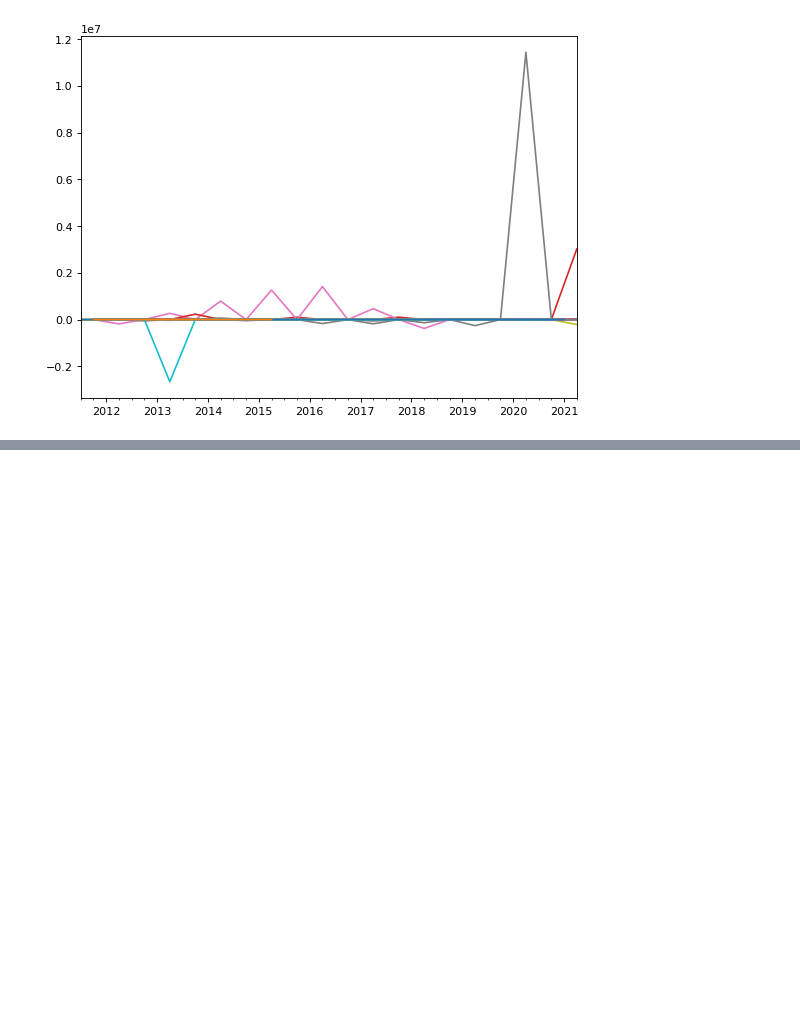
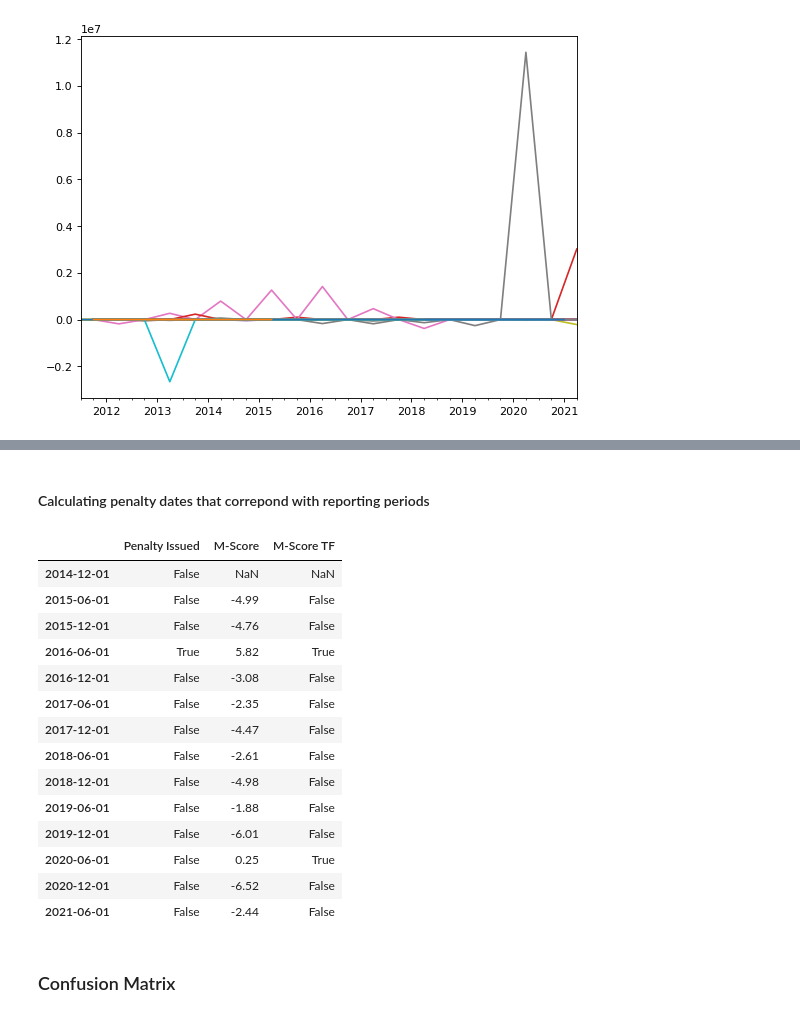
Before and after one commit to someonealive0/deepaudit, a Jupyter notebook: COMP3850.ipynb, the cells around one changed output, grey strips where cells are left out. Cells and saved outputs as stored; diff of their text form; code cells hidden in the pictures; blank space fills up the shorter version.

Commit message:
Added penalty notice data and confusion matrix

```diff
--- a/COMP3850.ipynb
+++ b/COMP3850.ipynb
@@ -557,7 +557,7 @@ def calc_mscore(company):
     # Return the M-score for each period
     return pd.Series(res)
 # %%
-# Same as calc_mscore, except returns 1 where the period is identified as anomalous or 0 where no anomaly is detected
+# Same as calc_mscore, except returns True where the period is identified as anomalous or False where no anomaly is detected
 def calc_mscore_TF(company):
     res = {}
     dsri = calc_DSRI(company).replace([np.inf, -np.inf], np.nan).fillna(0)
@@ -580,7 +580,7 @@ def calc_mscore_TF(company):
         mscore = -4.84 + 0.92*dsri.iloc[row] + 0.528*gmi.iloc[row] + 0.404*aqi.iloc[row] + 0.892*sgi.iloc[row] + 0.115*depi.iloc[row] -0.172*sgai.iloc[row] + 4.679*tata.iloc[row] -0.327*lvgi.iloc[row]
 
         # Determine if mscore breaches threshold of -1.78, if so then record as True, otherwise False
-        res[lvgi.index[row]] = 1 if (mscore > -1.78) else 0
+        res[lvgi.index[row]] = True if (mscore > -1.78) else False
 
     return pd.Series(res)
 # %% [markdown]
@@ -639,13 +639,10 @@ with warnings.catch_warnings(record=True):
 # %%
 import warnings
 
-res = {}
+mscores = {}
 
 with warnings.catch_warnings(record=True):
     for company in workbooks_combined:
         mscore = calc_mscore(workbooks_combined[company])
-        res[company] = [min(mscore), max(mscore)]
-
-mscores = pd.DataFrame(res).transpose()
-mscores.columns=['min', 'max']
-mscores
+        mscore_TF = calc_mscore_TF(workbooks_combined[company])
+        mscores[company] = {'Value': mscore, 'TF': mscore_TF}
@@ -669,0 +653,4 @@ mscores
+# %%
+penalty_notices = pd.read_excel('COMP3850 Penalty Dates.xlsx', sheet_name=None)
+penalty_notices = pd.DataFrame(penalty_notices['Sheet1'])
+penalty_notices
@@ -669,0 +661,38 @@ mscores
+# %% [markdown]
+#### Calculating penalty dates that correpond with reporting periods
+# %%
+for company in penalty_notices:
+    dates = workbooks_combined[company]['Profit Loss'].index
+    dates = pd.DataFrame(index=dates)
+    dates['Penalty Issued'] = False
+
+    for penalty_date in penalty_notices[company]:
+        for date in dates.index:
+            time_delta = ((penalty_date - date)/np.timedelta64(1, 'M'))
+
+            if time_delta < 6 and time_delta > 0:
+                dates.loc[date] = True
+
+    workbooks_combined[company]['Penalty Notices'] = dates
+# %%
+workbooks_combined['ADH']['Penalty Notices']['M-Score'] = mscores['ADH']['Value']
+workbooks_combined['ADH']['Penalty Notices']['M-Score TF'] = mscores['ADH']['TF']
+workbooks_combined['ADH']['Penalty Notices']
+# %% [output]
+|  | Penalty Issued | M-Score | M-Score TF |
+| 2014-12-01 | False | NaN | NaN |
+| 2015-06-01 | False | -4.99 | False |
+| 2015-12-01 | False | -4.76 | False |
+| 2016-06-01 | True | 5.82 | True |
+| 2016-12-01 | False | -3.08 | False |
+| 2017-06-01 | False | -2.35 | False |
+| 2017-12-01 | False | -4.47 | False |
+| 2018-06-01 | False | -2.61 | False |
+| 2018-12-01 | False | -4.98 | False |
+| 2019-06-01 | False | -1.88 | False |
+| 2019-12-01 | False | -6.01 | False |
+| 2020-06-01 | False | 0.25 | True |
+| 2020-12-01 | False | -6.52 | False |
+| 2021-06-01 | False | -2.44 | False |
+# %% [markdown]
+### Confusion Matrix
```
Also changed, not shown: parts of 7 cells of this notebook.
